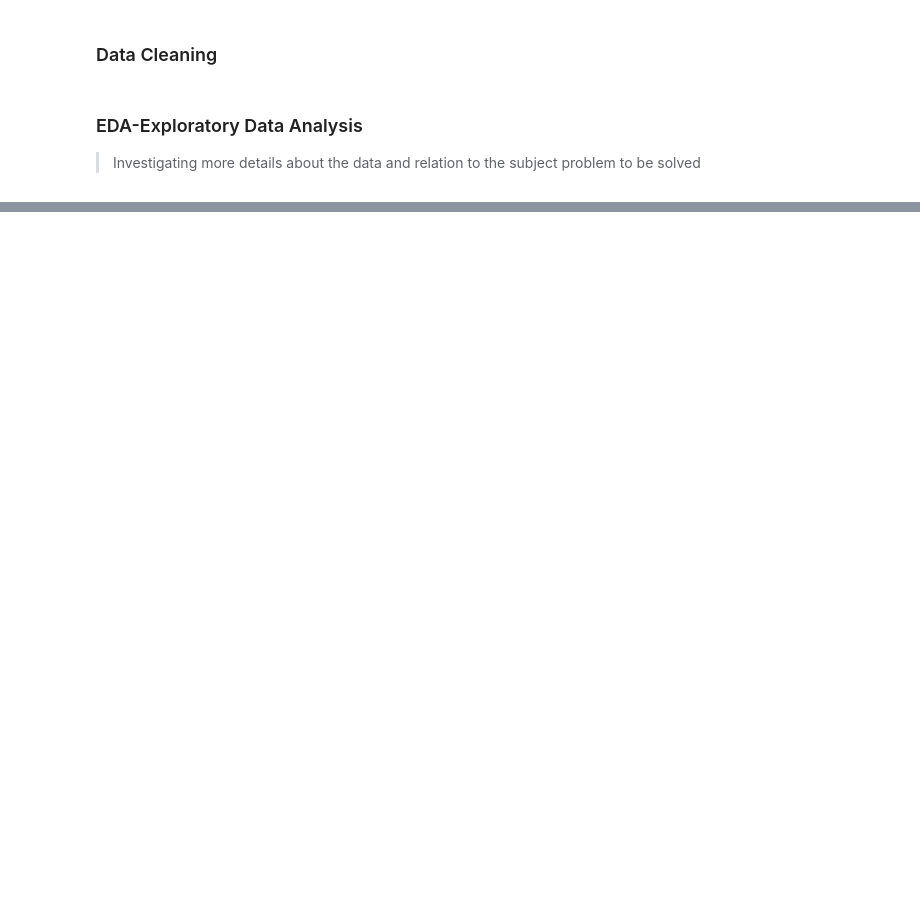
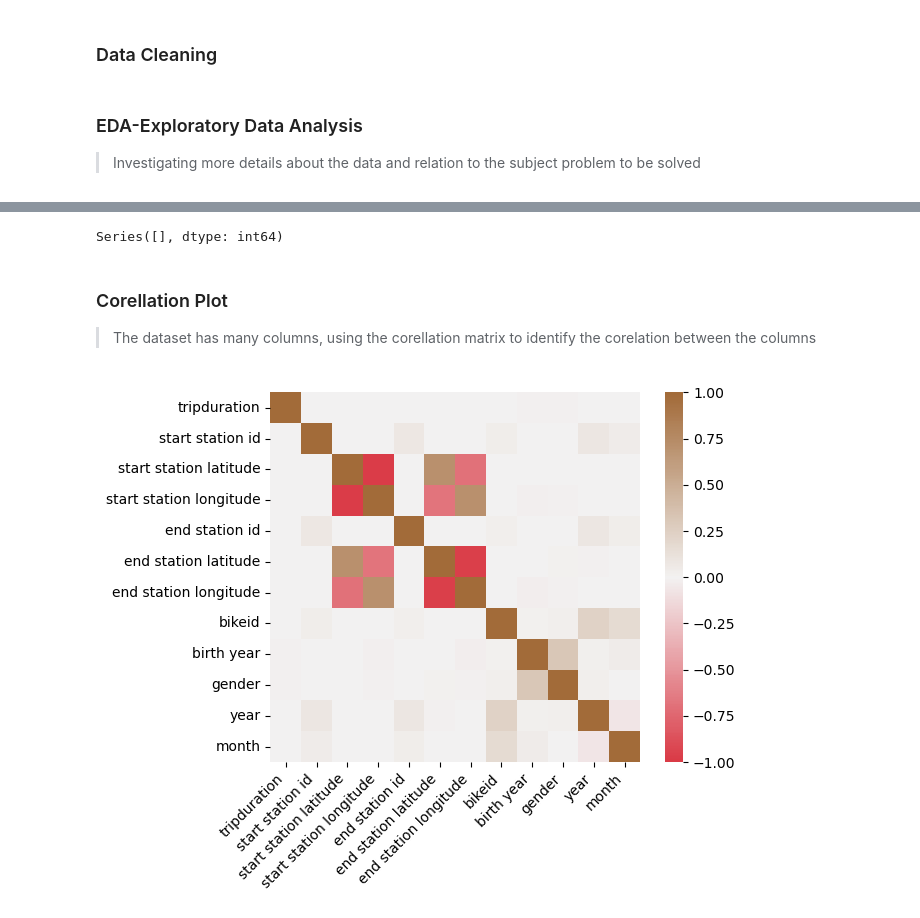
Before and after one commit to simononen/ML_bike_sharing, a Jupyter notebook: EDA_analysis.ipynb, the cells around one changed output, grey strips where cells are left out. Cells and saved outputs as stored; diff of their text form; code cells hidden in the pictures; blank space fills up the shorter version.

Commit message:
Chore: Add all the visuals

```diff
--- a/EDA_analysis.ipynb
+++ b/EDA_analysis.ipynb
@@ -129,0 +131,2 @@ Merge the dataset into one
+# %%
+bike_df = pd.concat([bike_df1, bike_df2])
@@ -129,0 +177,2 @@ Merge the dataset into one
+# %%
+df = bike_df.sample(frac=.07)
@@ -135,0 +196,23 @@ Merge the dataset into one
+# %%
+df.value_counts()
+# %% [output]
+Series([], dtype: int64)
+# %% [markdown]
+### Corellation Plot
+
+> The dataset has many columns, using the corellation matrix to identify the corelation between the columns
+# %%
+corr_bike_df1 = df.corr()
+ax = sns.heatmap(
+    corr_bike_df1,
+    vmin=-1, vmax=1, center=0,
+    cmap=sns.diverging_palette(10, 400, n=500),
+    square=True
+)
+ax.set_xticklabels(
+    ax.get_xticklabels(),
+    rotation=45,
+    horizontalalignment='right'
+);
+# %% [output]
+[figure, added]
```
Also changed, not shown: parts of 27 cells of this notebook, 1 other file.
